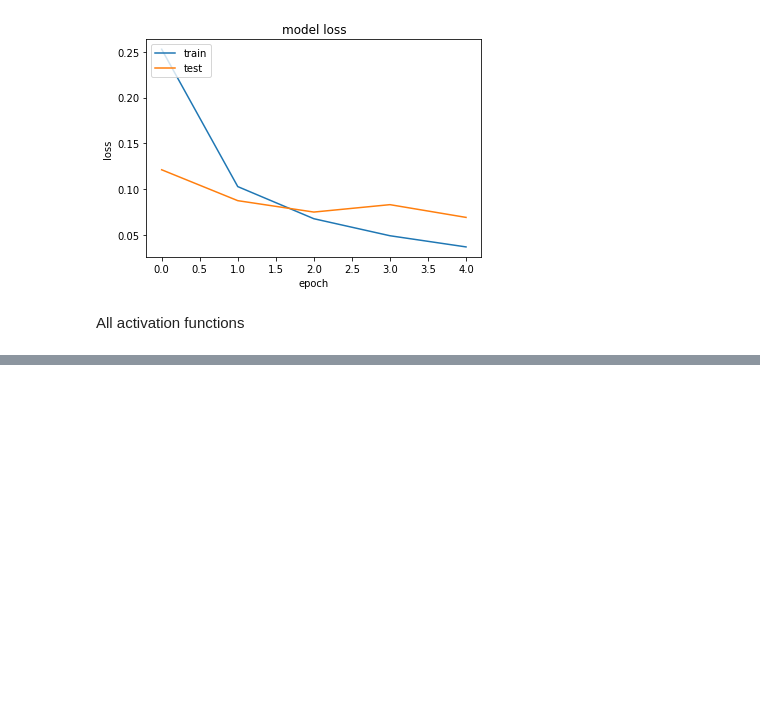
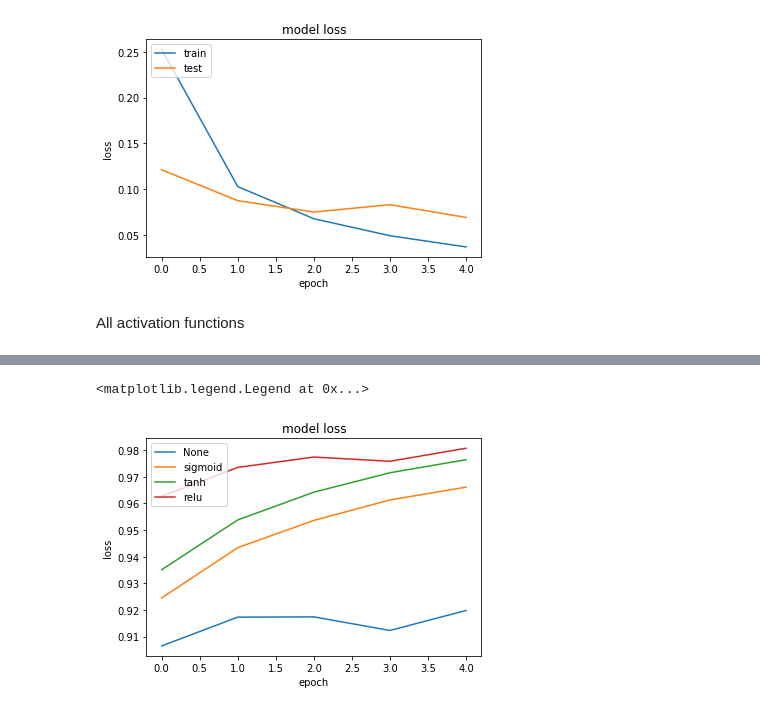
Before and after one commit to Sayeeshruthii/MNIST-CNN, a Jupyter notebook: ActivationFunctions.ipynb, the cells around one changed output, grey strips where cells are left out. Saved outputs shown, nothing was run; the diff lists cells and outputs as text; code cells hidden in the pictures; blank space fills up the shorter version.

```diff
--- a/ActivationFunctions.ipynb
+++ b/ActivationFunctions.ipynb
@@ -96,6 +96,7 @@ Test accuracy: 0.979
 # %% [markdown]
 All activation functions
 # %%
+epochs = 5
 
 for activation in [None, 'sigmoid', 'tanh', 'relu']:
     model = Sequential()
@@ -110,7 +111,7 @@ for activation in [None, 'sigmoid', 'tanh', 'relu']:
                     verbose=1,
                     validation_data=(x_test, y_test))
 
-    plt.plot(history.history['val_acc'])
+    plt.plot(history.history['val_accuracy'])
 
 plt.title('model loss')
 plt.ylabel('loss')
@@ -128,0 +138,2 @@ Epoch 5/5
+<matplotlib.legend.Legend at 0x...>
+[figure, added]
```
Also changed, not shown: parts of 1 cell of this notebook.
